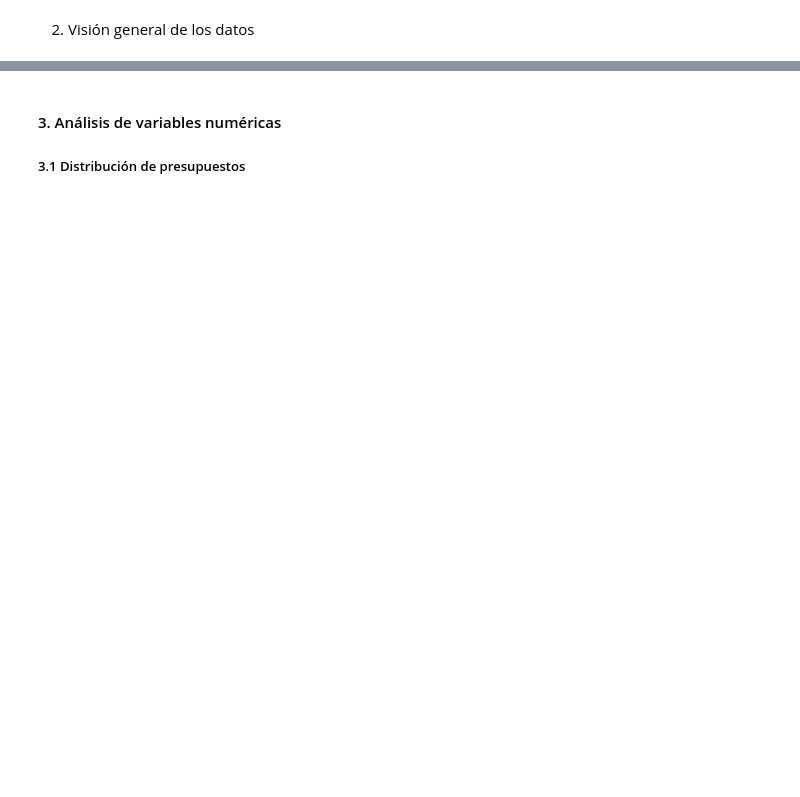
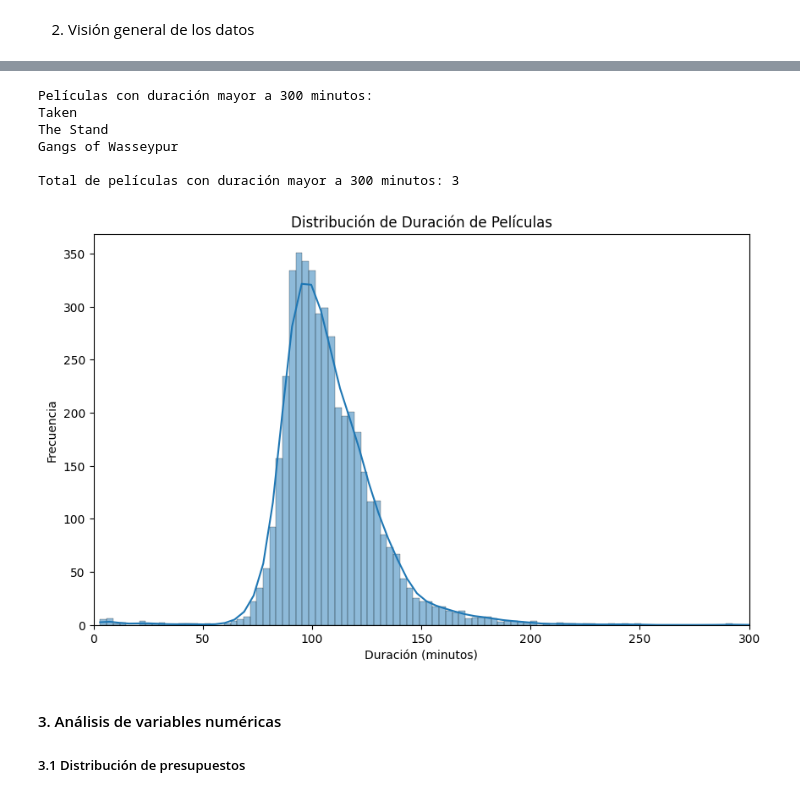
Before and after one commit to Adlazz/movies_rs, a Jupyter notebook: EDA_movies.ipynb, the cells around one changed output, grey strips where cells are left out. Drawn from its saved outputs; the diff is of its cells as text; code cells hidden in the pictures; blank space fills up the shorter version.

```diff
--- a/EDA_movies.ipynb
+++ b/EDA_movies.ipynb
@@ -21,3 +82,38 @@ print(df.describe())
+# %%
+# Filtrar las películas con duración 0 y obtener sus títulos
+peliculas_duracion_cero = df[df['runtime'] > 300]['title']
+
+# Imprimir los títulos
+print("Películas con duración mayor a 300 minutos:")
+for titulo in peliculas_duracion_cero:
+    print(titulo)
+
+# Imprimir el total de películas encontradas
+print(f"\nTotal de películas con duración mayor a 300 minutos: {len(peliculas_duracion_cero)}")
+# %% [output]
+Películas con duración mayor a 300 minutos:
+Taken
+The Stand
+Gangs of Wasseypur
+
+Total de películas con duración mayor a 300 minutos: 3
+# %%
+# Reemplazar 0 con la mediana
+median_runtime = df['runtime'].median()
+df['runtime'] = df['runtime'].replace(0, median_runtime)
+# %%
+import matplotlib.pyplot as plt
+import seaborn as sns
+
+plt.figure(figsize=(10, 6))
+sns.histplot(df['runtime'], kde=True)
+plt.title('Distribución de Duración de Películas')
+plt.xlabel('Duración (minutos)')
+plt.ylabel('Frecuencia')
+plt.xlim(0, 300)  # Agregar el límite en el eje X
+plt.show()
+# %% [output]
+[figure, added]
 # %% [markdown]
 #### 3. Análisis de variables numéricas
 ##### 3.1 Distribución de presupuestos
```
Also changed, not shown: parts of 15 cells of this notebook, 1 other file.
